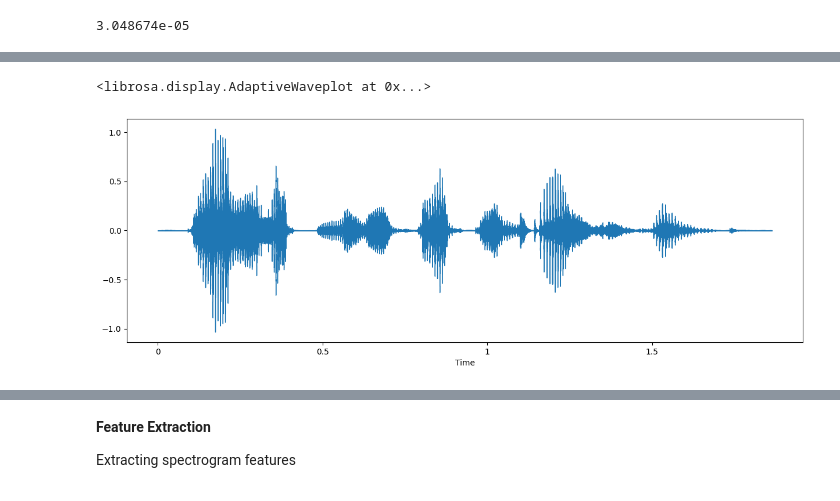
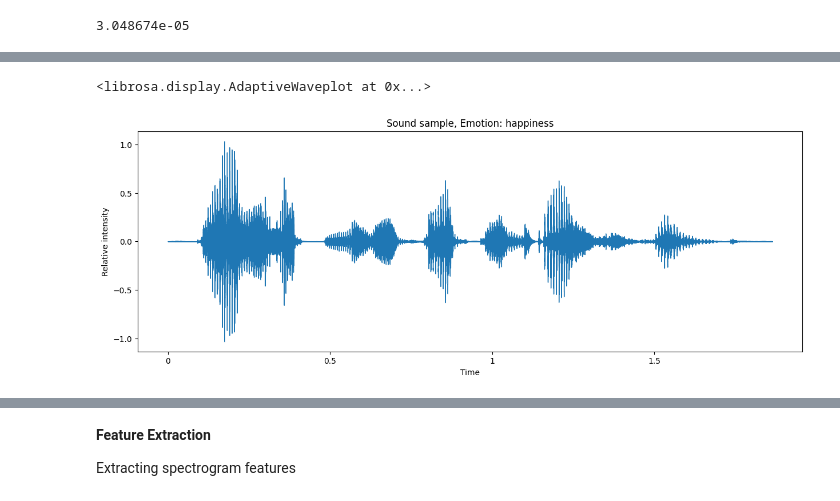
Before and after one commit to dittymathew/emotion_detection_audio, a Jupyter notebook: emotion_detect_spectrogram.ipynb, the cells around one changed output, grey strips where cells are left out. Saved outputs shown, nothing was run; the diff lists cells and outputs as text; code cells hidden in the pictures.

```diff
--- a/emotion_detect_spectrogram.ipynb
+++ b/emotion_detect_spectrogram.ipynb
@@ -142,7 +134,10 @@ ipd.Audio('emodb/'+df_test.index[0])
 [interactive output not drawn]
 # %%
+data, sampling_rate = librosa.load('emodb/'+df_test.index[0])
 plt.figure(figsize=(15, 5))
+plt.ylabel('Relative intensity')
+plt.title('Sound sample, Emotion: '+df_test.emotion[0])
 librosa.display.waveshow(data, sr=sampling_rate)
 # %% [output]
 <librosa.display.AdaptiveWaveplot at 0x...>
-[figure, old version]
+[figure, new version]
```
Also changed, not shown: parts of 40 cells of this notebook, 1 other file.
